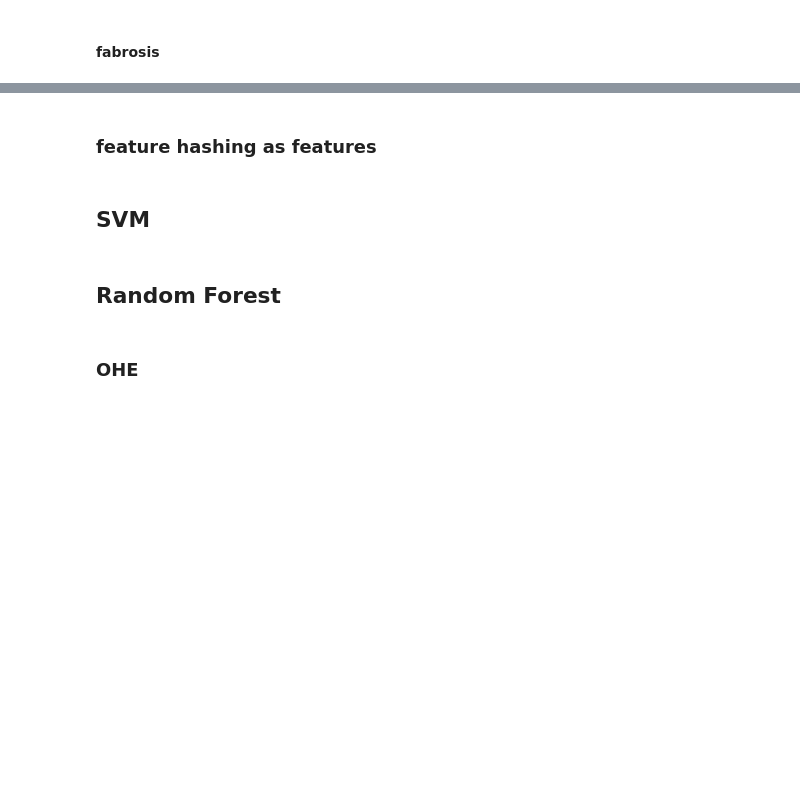
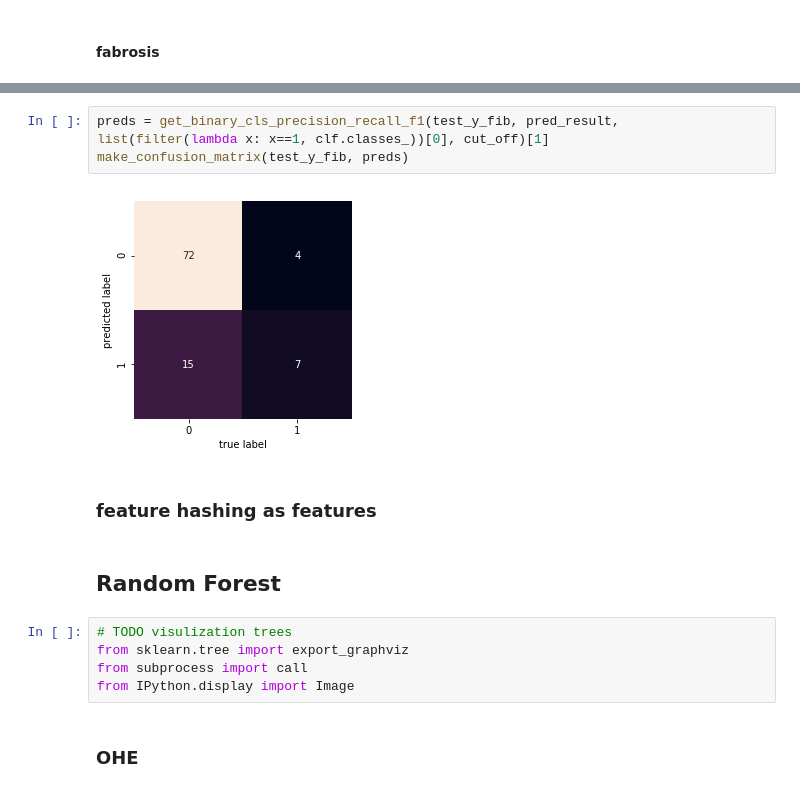
Before and after one commit to mayinghan/NAFLD, a Jupyter notebook: data_analysis.ipynb, the cells around one changed output, grey strips where cells are left out. Drawn from its saved outputs; the diff is of its cells as text; blank space fills up the shorter version.

```diff
--- a/data_analysis.ipynb
+++ b/data_analysis.ipynb
@@ -224,8 +284,16 @@ make_confusion_matrix(test_y_nafld, preds)
+# %%
+preds = get_binary_cls_precision_recall_f1(test_y_fib, pred_result, list(filter(lambda x: x==1, clf.classes_))[0], cut_off)[1]
+make_confusion_matrix(test_y_fib, preds)
+# %% [output]
+[figure, added]
 # %% [markdown]
 ### feature hashing as features
-# %% [markdown]
-## SVM
 # %% [markdown]
 ## Random Forest
+# %%
+# TODO visulization trees
+from sklearn.tree import export_graphviz
+from subprocess import call
+from IPython.display import Image
 # %% [markdown]
 ### OHE
```
Also changed, not shown: parts of 38 cells of this notebook.
